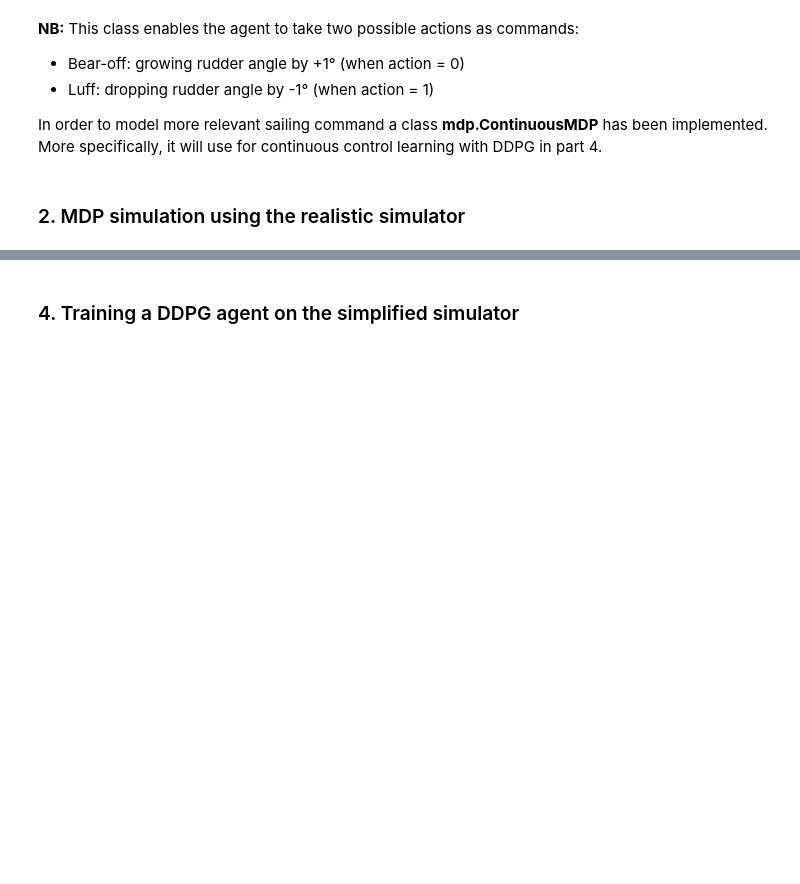
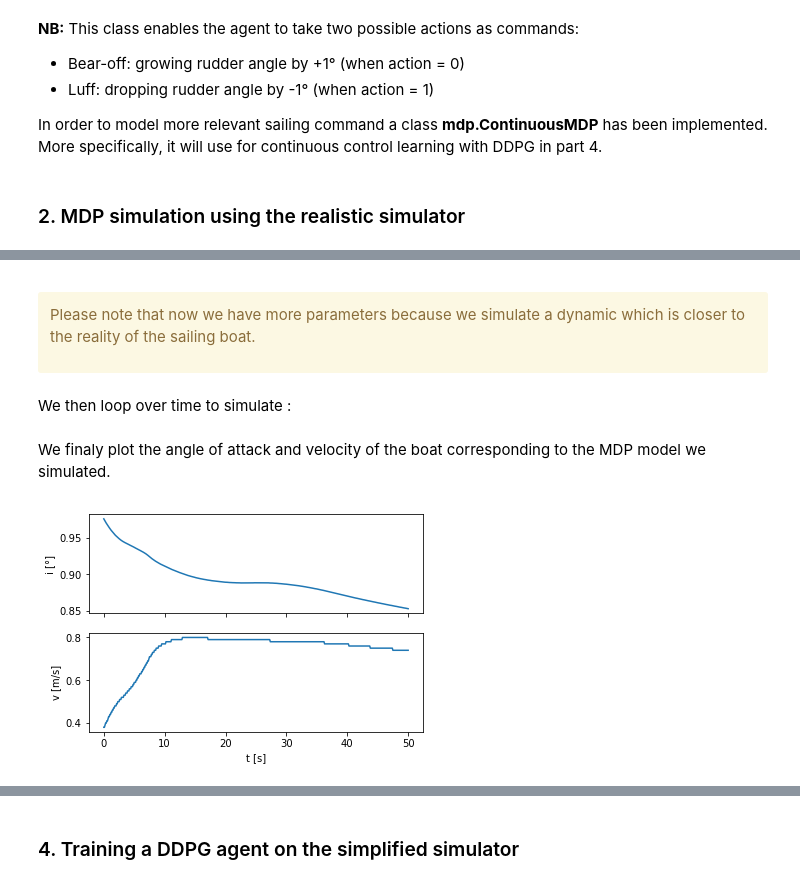
Before and after one commit to tristan-ka/IBOAT_RL, a Jupyter notebook: tutorial/tutorial.ipynb, the cells around one changed output, grey strips where cells are left out. Drawn from its saved outputs; the diff is of its cells as text; code cells hidden in the pictures; blank space fills up the shorter version.

```diff
--- a/tutorial/tutorial.ipynb
+++ b/tutorial/tutorial.ipynb
@@ -142,0 +155,6 @@ In order to model more relevant sailing command a class **mdp.ContinuousMDP** ha
+# %% [markdown]
+<div class="alert alert-warning" style="margin-top: 1em">
+
+Please note that now we have more parameters because we simulate a dynamic which is closer to the reality of the sailing boat.
+
+</div>
@@ -142,0 +186,34 @@ In order to model more relevant sailing command a class **mdp.ContinuousMDP** ha
+# %% [markdown]
+We then loop over time to simulate :
+# %%
+for time in range(SIMULATION_TIME):
+
+    action = 0
+
+    if time < SIMULATION_TIME / 4:
+        action = 0
+    elif time < SIMULATION_TIME / 2:
+        action = 1
+    elif time < 3 * SIMULATION_TIME / 4:
+        action = 0
+    else:
+        action = 100
+
+    nex_state, reward = mdp.transition(action)
+    next_state = state
+    i = np.concatenate([i, mdp.extractSimulationData()[0, :]])
+    sog = np.concatenate([sog, mdp.extractSimulationData()[1, :]])
+
+time_vec = np.linspace(0, SIMULATION_TIME, int((SIMULATION_TIME) / time_step))
+# %% [markdown]
+We finaly plot the angle of attack and velocity of the boat corresponding to the MDP model we simulated.
+# %%
+f, axarr = plt.subplots(2, sharex=True)
+i_plot=axarr[0].plot(time_vec, i)
+sog_plot=axarr[1].plot(time_vec,sog)
+axarr[0].set_ylabel("i [°]")
+axarr[1].set_ylabel("v [m/s]")
+axarr[1].set_xlabel("t [s]")
+plt.show()
+# %% [output]
+[figure, added]
```
Also changed, not shown: parts of 18 cells of this notebook, 6 other files.
